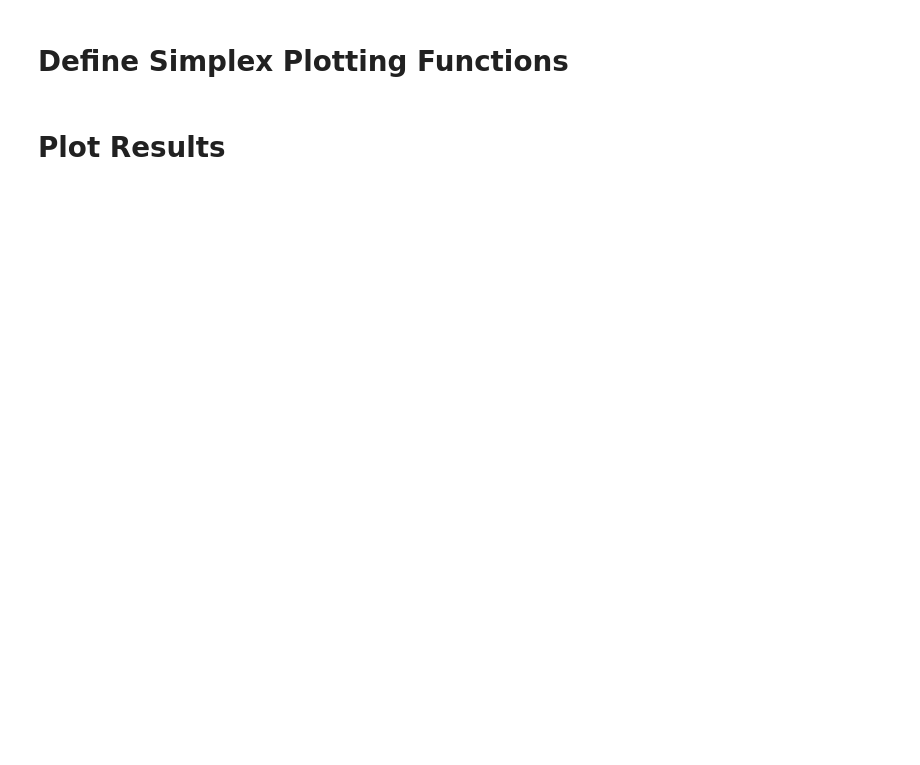
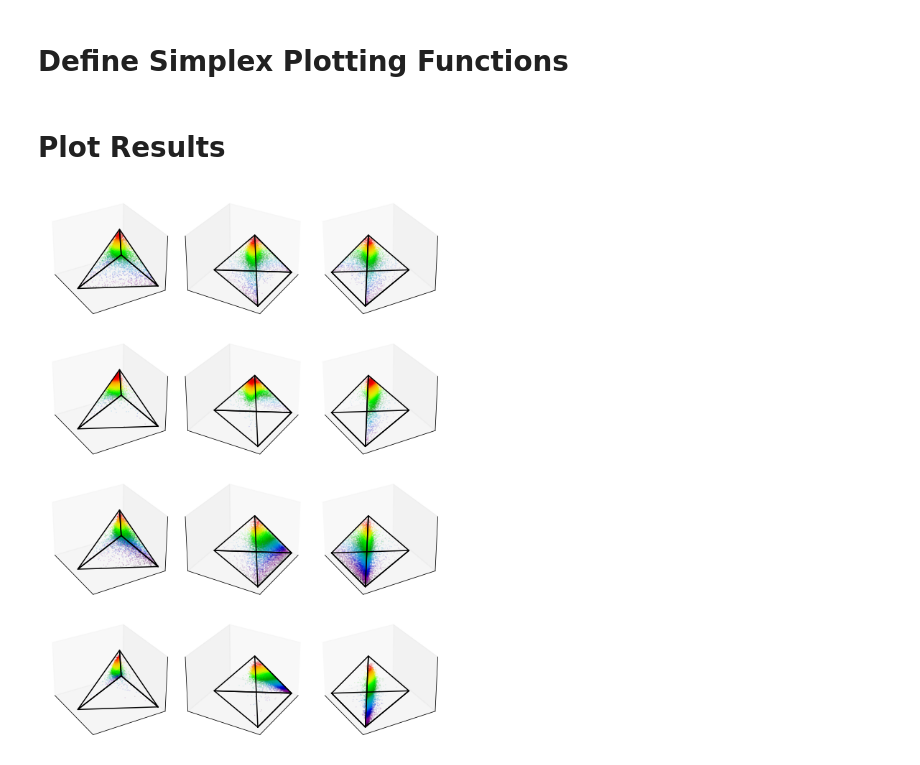
Before and after one commit to praveenv253/gpid, a Jupyter notebook: gen_figure.ipynb, the cells around one changed output. Drawn from its saved outputs; the diff is of its cells as text; code cells hidden in the pictures; blank space fills up the shorter version.

```diff
--- a/gen_figure.ipynb
+++ b/gen_figure.ipynb
@@ -169,34 +181,35 @@ def projectSimplex(points):
 # %%
 fig = plt.figure(figsize=(8,11))
 
 # make the red points appear on top in 2d plot
 df = df.sort_values(['nsi'])
 # get samples for condition 1
 S1 = df.loc[(df['dm'] == df['dx']) & (df['dm'] == df['dy'])]
 # get samples for condition 2
 S2 = df.loc[(df['dm'] < df['dx']) & (df['dm'] < df['dy']) ]
 # get samples for condition 3
 S3 = df.loc[(df['dm'] > df['dx']) & (df['dm'] > df['dy']) ]
 # get samples for condition 4
 S4 = df.loc[((df['dm'] < df['dx']) & (df['dm'] > df['dy'])) | ((df['dm'] > df['dx']) & (df['dm'] < df['dy'])) ]
 
-# atom labels
-corners = [r'$\overline{UI}_X$',r'$\overline{UI}_Y$',r'$\overline{RI}$',r'$\overline{SI}$']
-
 # define colormap
 cmap = CM.get_cmap('nipy_spectral')
 
+# list of angles for different rotated views
 angles = [150,210,330]
 
 for i,dfs in enumerate([S1,S2,S3,S4]):
-    points = np.vstack((dfs['nuix'].values,dfs['nuiy'].values,dfs['nri'].values)).T
-    colors = dfs['nsi'].values
+    base_points = np.vstack((dfs['nuix'].values,dfs['nuiy'].values,dfs['nri'].values)).T
+    heights = dfs['nsi'].values
     for j,angle in enumerate(angles):
         ax = fig.add_subplot(4, 3, 3*i+j+1, projection='3d')
-        plotSimplex3D(ax,points,colors,corners,s=0.01,cmap=cmap,angle=angle)
+        plotSimplex3D(ax,base_points,heights,s=0.01,cmap=cmap,angle=angle)
 
+plt.tight_layout()
 # save figure
-plt.savefig('3d_simplex.png',dpi=500)
+if savefigs: plt.savefig('3d_simplex.png',dpi=500)
+# %% [output]
+[figure, added]
 # %%
 # store the positions and colors for each condition
 points = []
```
Also changed, not shown: parts of 5 cells of this notebook.
